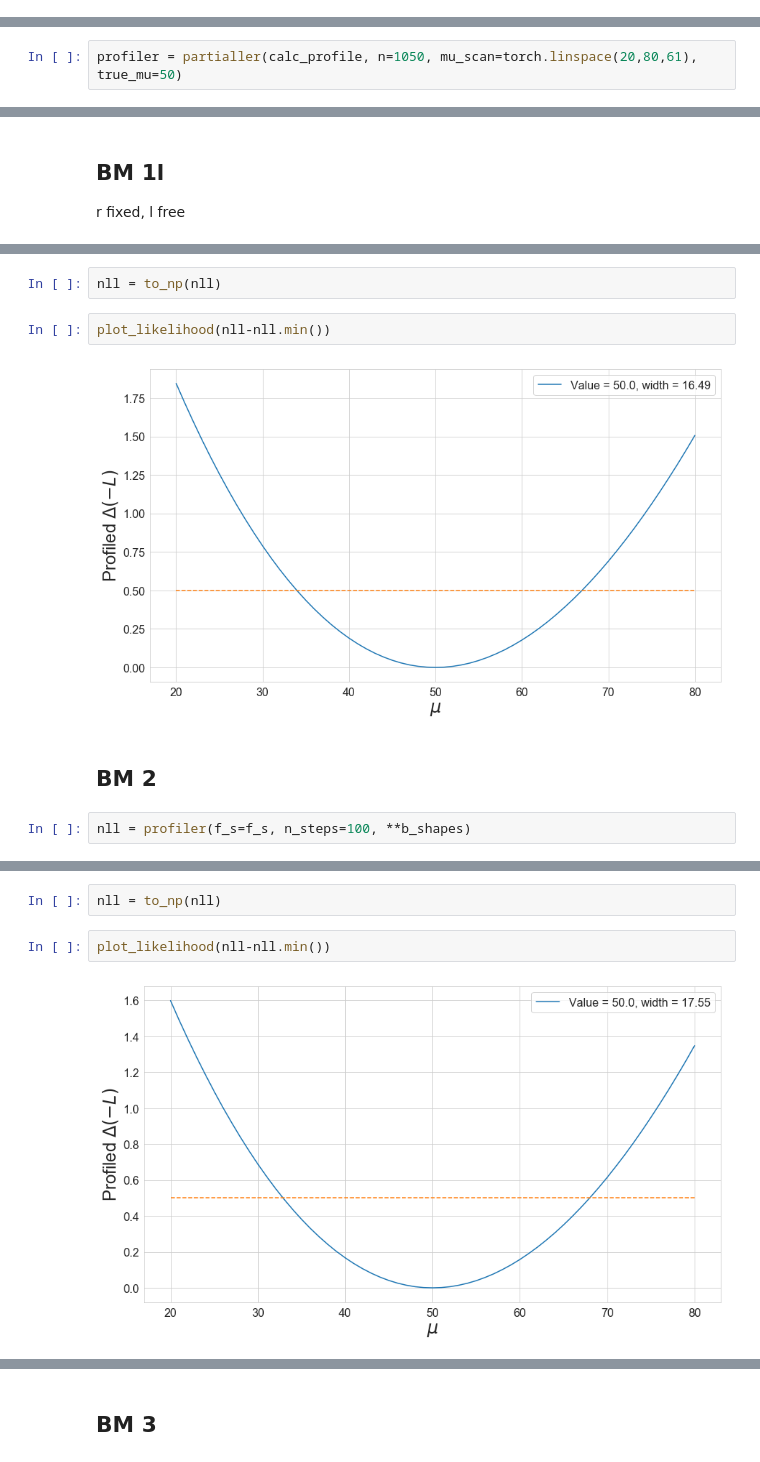
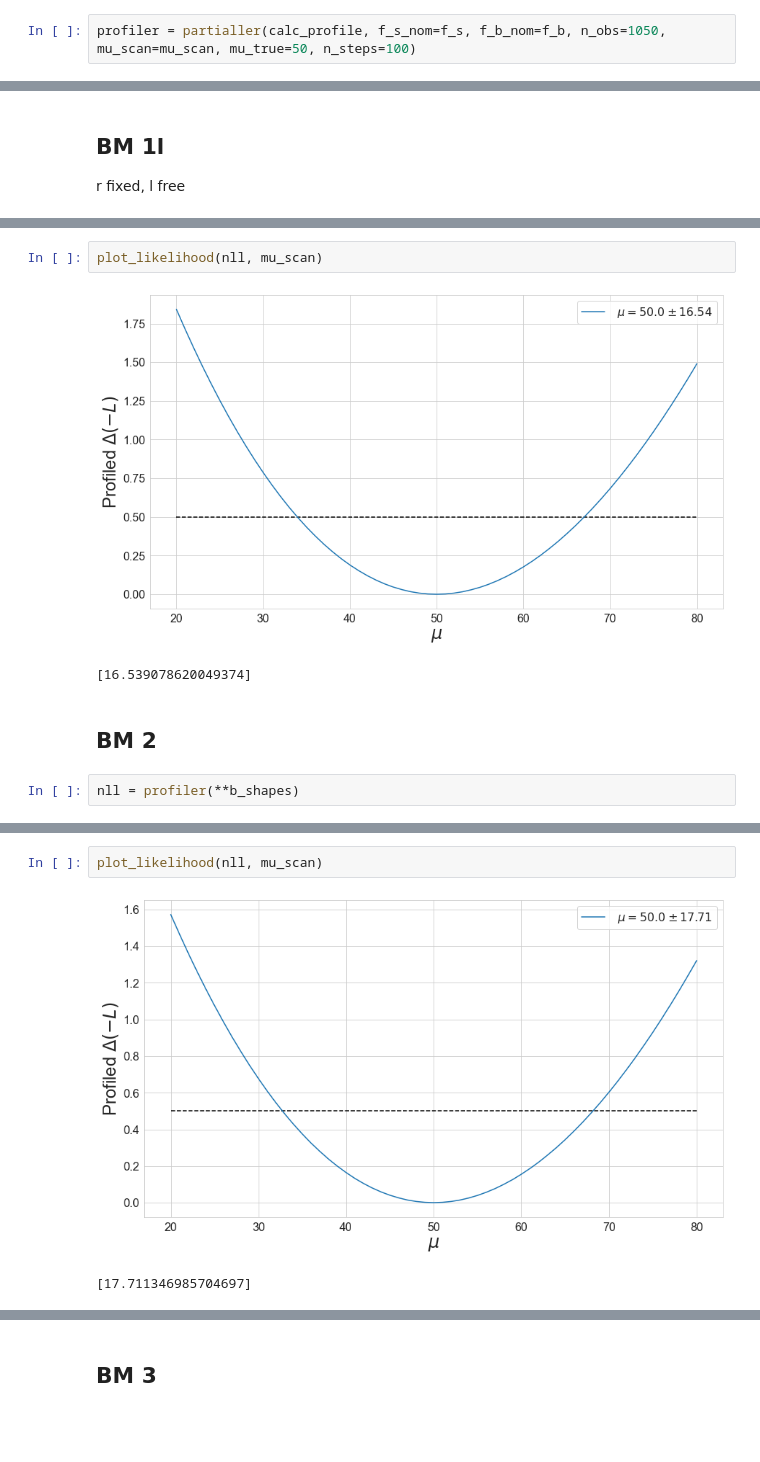
Before and after one commit to GilesStrong/pytorch_inferno, a Jupyter notebook: nbs/07_inferno_interp.ipynb, the cells around one changed output, grey strips where cells are left out. Cells and saved outputs as stored; diff of their text form; blank space fills up the shorter version.

```diff
--- a/nbs/07_inferno_interp.ipynb
+++ b/nbs/07_inferno_interp.ipynb
@@ -334,0 +214,2 @@ plot_likelihood(y-y.min())
+# %%
+profiler = partialler(calc_profile, f_s_nom=f_s, f_b_nom=f_b, n_obs=1050, mu_scan=mu_scan, mu_true=50, n_steps=100)
@@ -405,7 +293,5 @@ tensor([0.0808, 0.1172, 0.0598, 0.1772, 0.0947, 0.2727, 0.0423, 0.0535, 0.0012,
 # %% [markdown]
 # Newton
-# %%
-profiler = partialler(calc_profile, n=1050, mu_scan=torch.linspace(20,80,61), true_mu=50)
 # %% [markdown]
 ## BM 1
 r free, l fixed
@@ -441,18 +314,16 @@ nll = profiler(f_s=f_s, n_steps=100, **bm1l_b_shapes)
-# %%
-nll = to_np(nll)
 # %%
-plot_likelihood(nll-nll.min())
+plot_likelihood(nll, mu_scan)
 # %% [output]
-[figure, old version]
+[figure, new version]
+[16.539078620049374]
 # %% [markdown]
 ## BM 2
 # %%
-nll = profiler(f_s=f_s, n_steps=100, **b_shapes)
+nll = profiler(**b_shapes)
 # %% [output]
 [interactive output not drawn]
-# %%
-nll = to_np(nll)
 # %%
-plot_likelihood(nll-nll.min())
+plot_likelihood(nll, mu_scan)
 # %% [output]
-[figure, old version]
+[figure, new version]
+[17.711346985704697]
```
Also changed, not shown: parts of 54 cells of this notebook, 8 other files.
